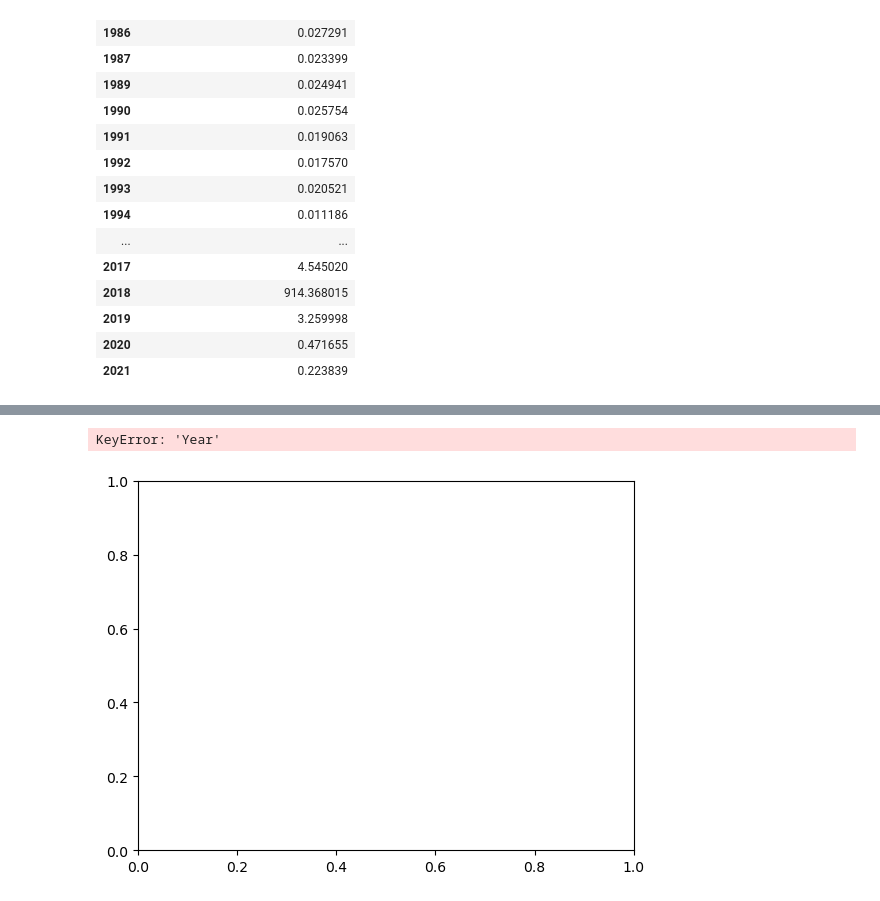
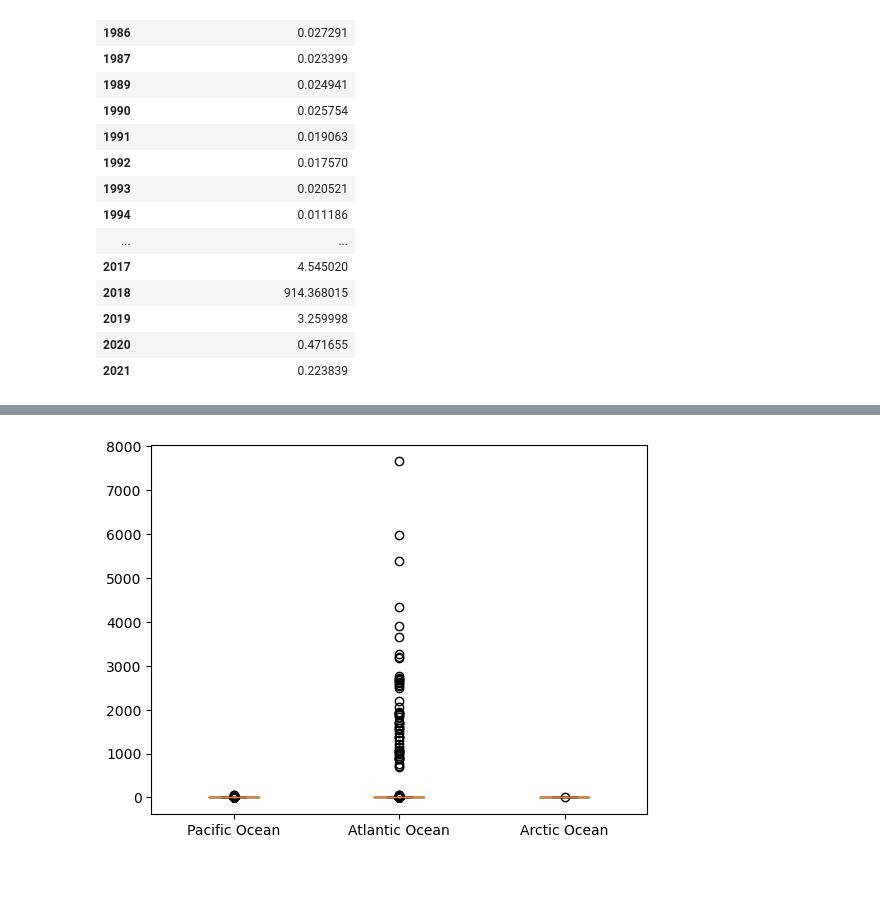
Before and after one commit to emalaki/Project-1, a Jupyter notebook: aa-notebook.ipynb, the cells around one changed output, grey strips where cells are left out. Cells and saved outputs as stored; diff of their text form; code cells hidden in the pictures.

```diff
--- a/aa-notebook.ipynb
+++ b/aa-notebook.ipynb
@@ -174,14 +174,14 @@ date_mean_df
 | 2021 | 0.223839 |
 # %%
 #creating a box plot for all the oceans
-ocean_list = ["Pacific","Atlantic","Arctic"]
+#creating a box plot for all the oceans
+ocean_list = ["Pacific Ocean","Atlantic Ocean","Arctic Ocean"]
 
 ocean_amt_list = []
 
 for ocean in ocean_list:
     ocean_amt = clean_microplastics_df.loc[clean_microplastics_df["Oceans"]==ocean, "Measurement"]
     ocean_amt_list.append(ocean_amt)
-
     ocean_quantiles = ocean_amt.quantile([.25,.5,.75])
     lowerq = ocean_amt.quantile(.25)
     upperq = ocean_amt.quantile(.75)
@@ -190,4 +190,5 @@ for ocean in ocean_list:
     upperb = upperq + (1.5*iqr)
     outliers = ocean_amt.loc[(ocean_amt > upperb) | (ocean_amt < lowerb)]
     print(ocean, outliers)
+    print(ocean_quantiles)
 # %% [output]
@@ -203,17 +212,6 @@ plt.show()
-# %%
-#create a scatter plot of avg measurement for Pacific ocean over time
-fig1, ax1 = plt.subplots()
-
-
-avg_pac_time = clean_microplastics_df.loc[clean_microplastics_df["Oceans"] == "Pacific",:]
-avg_pac_time_plot = avg_pac_time.groupby("Oceans")[["Year","Measurement"]].mean()
-
-
-marker_size=15
-plt.scatter(avg_pac_time_plot["Year"],avg_pac_time_plot['Measurement'],s=175, color="blue")
-plt.xlabel("Year",fontsize =14)
-plt.ylabel('Average Microplastic Measurement')
-plt.show()
-# %% [output]
-KeyError: 'Year'
-[figure, removed]
+# %%
+#note that this boxplot DOES show outliers
+plt.boxplot(ocean_amt_list,labels=ocean_list,showfliers=True)
+plt.show()
+# %% [output]
+[figure, added]
```
Also changed, not shown: parts of 6 cells of this notebook, 3 other files.
